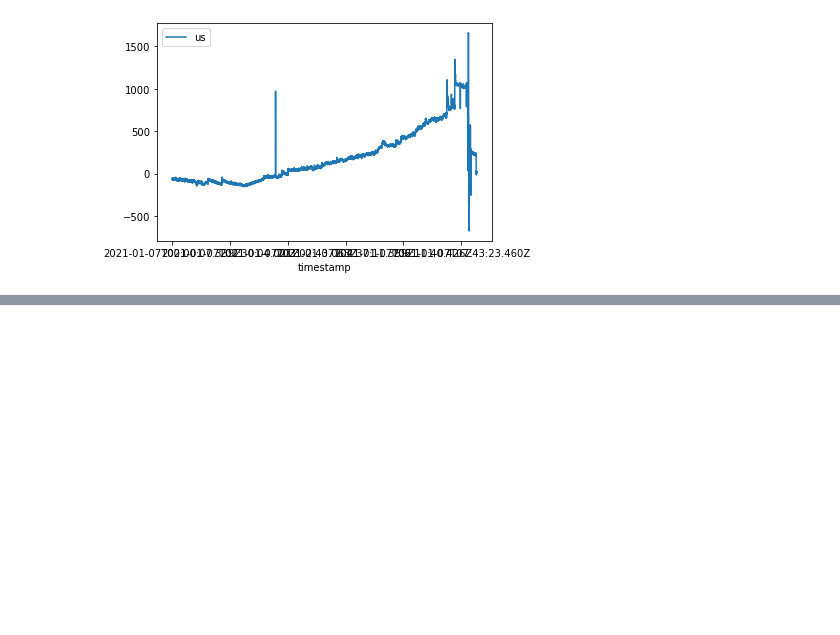
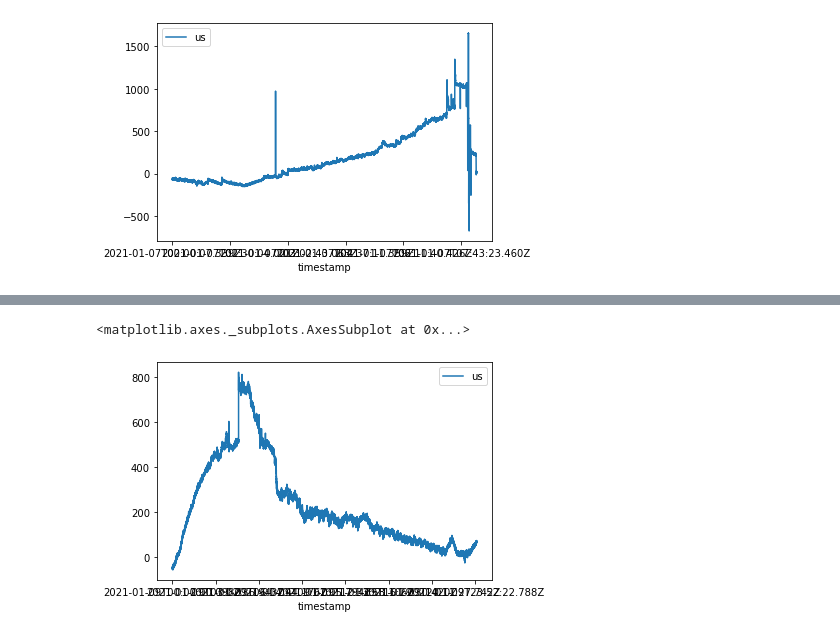
Before and after one commit to wianoski/lcs-bridge, a Jupyter notebook: RTU/fix_RTU01/rec acc/calib jumat/strainaha.ipynb, the cells around one changed output, grey strips where cells are left out. Drawn from its saved outputs; the diff is of its cells as text; code cells hidden in the pictures; blank space fills up the shorter version.

```diff
--- a/RTU/fix_RTU01/rec acc/calib jumat/strainaha.ipynb
+++ b/RTU/fix_RTU01/rec acc/calib jumat/strainaha.ipynb
@@ -92,0 +104,10 @@ df.plot(x='timestamp' )
+# %%
+df = pd.read_csv('data/09012021.csv')
+# time = df['timestamp']
+# uss = df['us'] * -1
+
+
+df.plot(x='timestamp' )
+# %% [output]
+<matplotlib.axes._subplots.AxesSubplot at 0x...>
+[figure, added]
```
Also changed, not shown: parts of 2 cells of this notebook, 14 other files.
